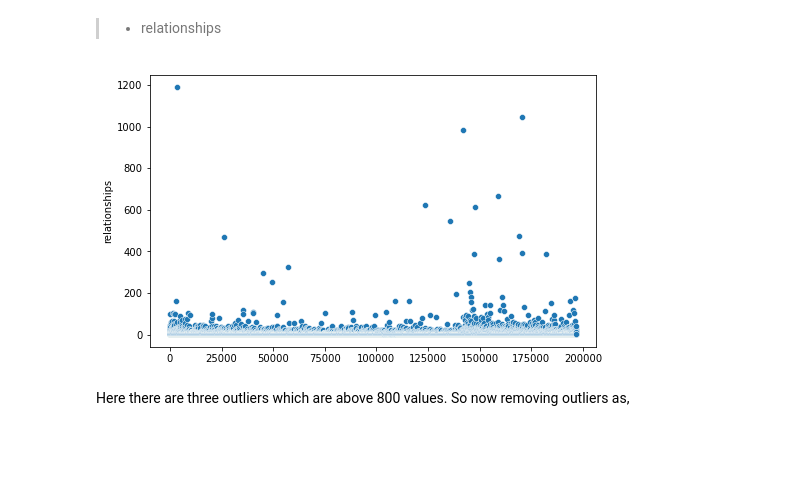
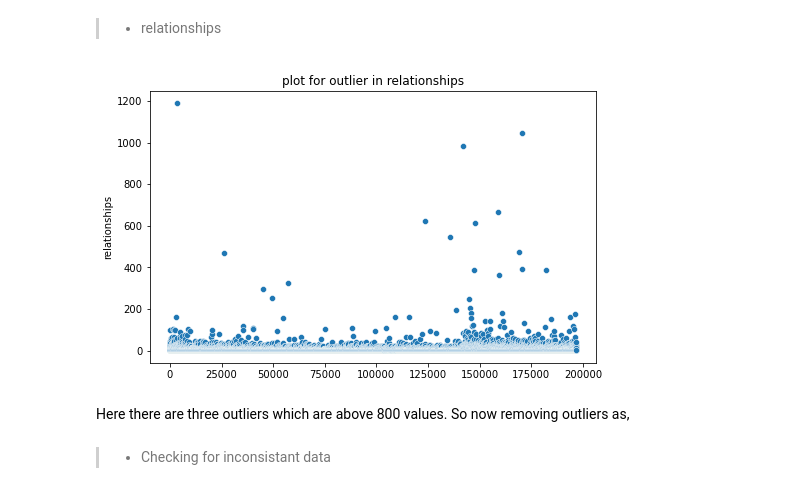
Before and after one commit to SUNILkhadka/Startup-Acquisition-Status-Predictions, a Jupyter notebook: Startup-Acquisition-Status-Prediction.ipynb, the cells around one changed output. Saved outputs shown, nothing was run; the diff lists cells and outputs as text; code cells hidden in the pictures; blank space fills up the shorter version.

Commit message:
__categorical_data_cleaned

```diff
--- a/Startup-Acquisition-Status-Prediction.ipynb
+++ b/Startup-Acquisition-Status-Prediction.ipynb
@@ -98,7 +79,8 @@ lng                    57.338733
 ROI                    99.630634
 dtype: float64
 # %%
-data_df.drop(['closed_at','first_investment_at','last_investment_at','investment_rounds','invested_companies','ROI'],axis=1,inplace=True)
+# Droping some columns having > 98% of null values
+data_df.drop(['first_investment_at','last_investment_at','investment_rounds','invested_companies','ROI'],axis=1,inplace=True)
 # %% [markdown]
     c. Deleting duplicate values
 # %%
@@ -141,6 +119,10 @@ sns.scatterplot(x = funding_round.index, y =funding_round)
 plt.show()
 # %% [output]
 [figure]
+# %%
+# Removing outliers values
+outlier_funding_round = data_df[data_df['funding_rounds']>13]
+data_df.drop(outlier_funding_round.index,inplace=True)
 # %% [markdown]
 > - funding_total_usd
 # %%
@@ -157,10 +140,12 @@ data_df.drop(funding_usd_outlier.index,inplace=True)
 # %% [markdown]
 > - relationships
 # %%
+# Scatterplot of relationship column
 sns.scatterplot(x=data_df.index,y=data_df.relationships)
+plt.title('plot for outlier in relationships')
 plt.show()
 # %% [output]
-[figure, old version]
+[figure, new version]
 # %% [markdown]
 Here there are three outliers which are above 800 values. So now removing outliers as,
 # %%
@@ -169,0 +155,2 @@ data_df.drop(outlier_relationship.index,axis=0, inplace=True)
+# %% [markdown]
+> - Checking for inconsistant data
```
Also changed, not shown: parts of 40 cells of this notebook.
